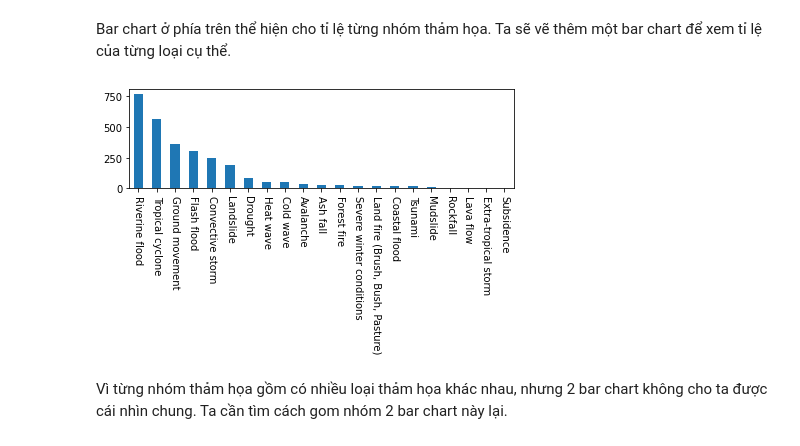
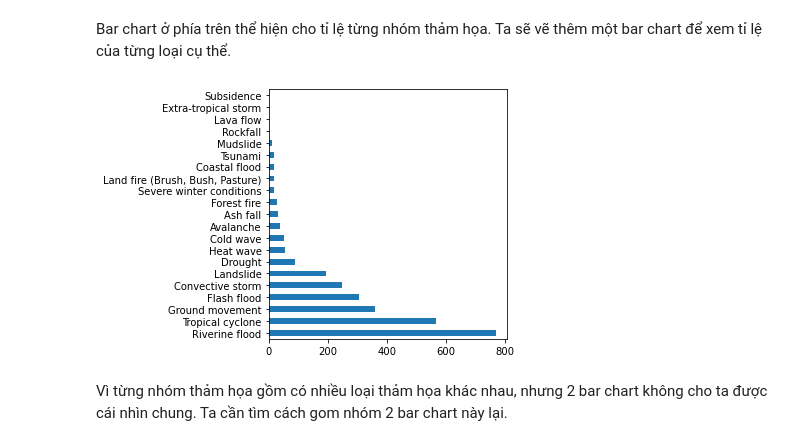
Before and after one commit to grant-ward-101/KHDL-final, a Jupyter notebook: 1712724-HuynhCongSinh.ipynb, the cells around one changed output. Cells and saved outputs as stored; diff of their text form; code cells hidden in the pictures.

```diff
--- a/1712724-HuynhCongSinh.ipynb
+++ b/1712724-HuynhCongSinh.ipynb
@@ -133,11 +134,11 @@ plt.show()
 Bar chart ở phía trên thể hiện cho tỉ lệ từng nhóm thảm họa. Ta sẽ vẽ thêm một bar chart để xem tỉ lệ của từng loại cụ thể.
 # %%
 disaster_type_ratio = disaster_df['Disaster Subtype'].value_counts()
-disaster_type_ratio.plot.bar(rot=270)
+disaster_type_ratio.plot.barh(rot=0)
 plt.tight_layout()
 plt.show()
 # %% [output]
-[figure, old version]
+[figure, new version]
 # %% [markdown]
 Vì từng nhóm thảm họa gồm có nhiều loại thảm họa khác nhau, nhưng 2 bar chart không cho ta được cái nhìn chung. Ta cần tìm cách gom nhóm 2 bar chart này lại.
 # %%
```
Also changed, not shown: parts of 20 cells of this notebook, 2 other files.
